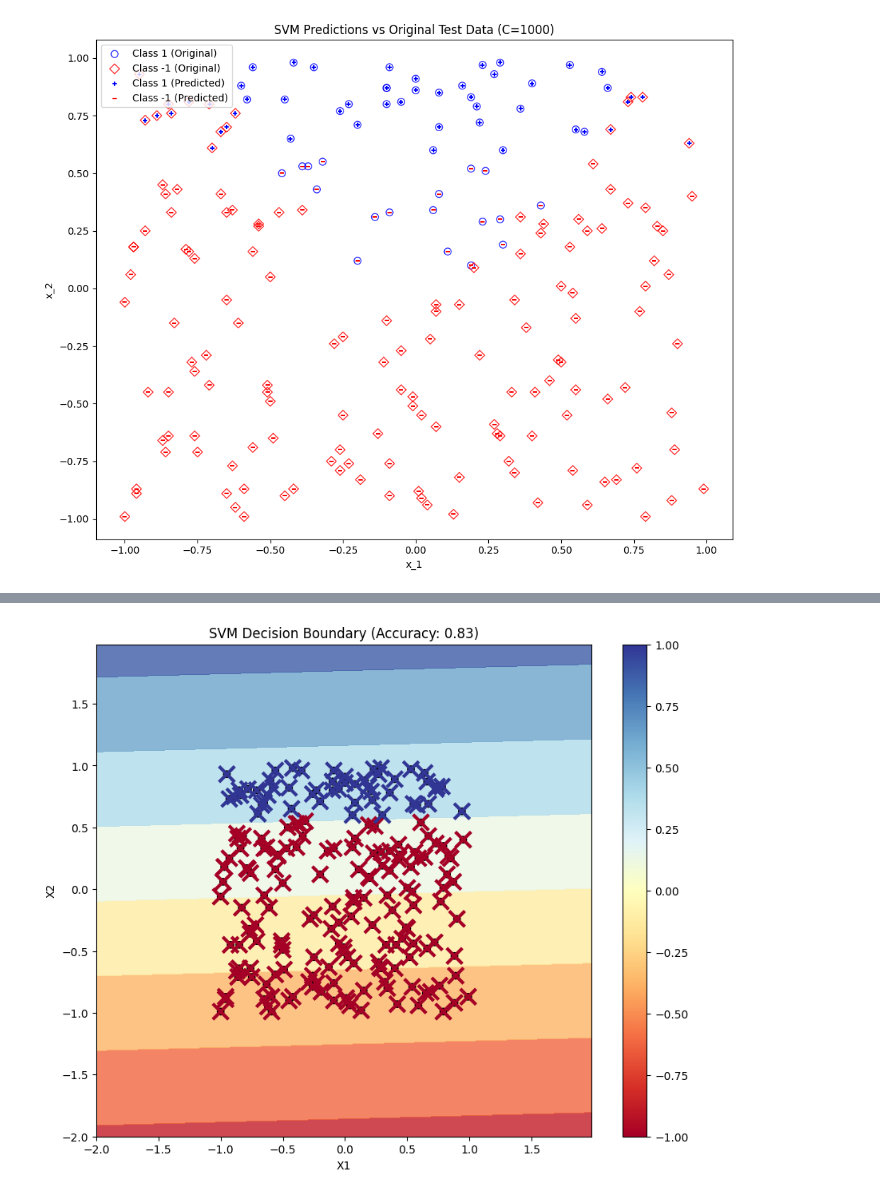
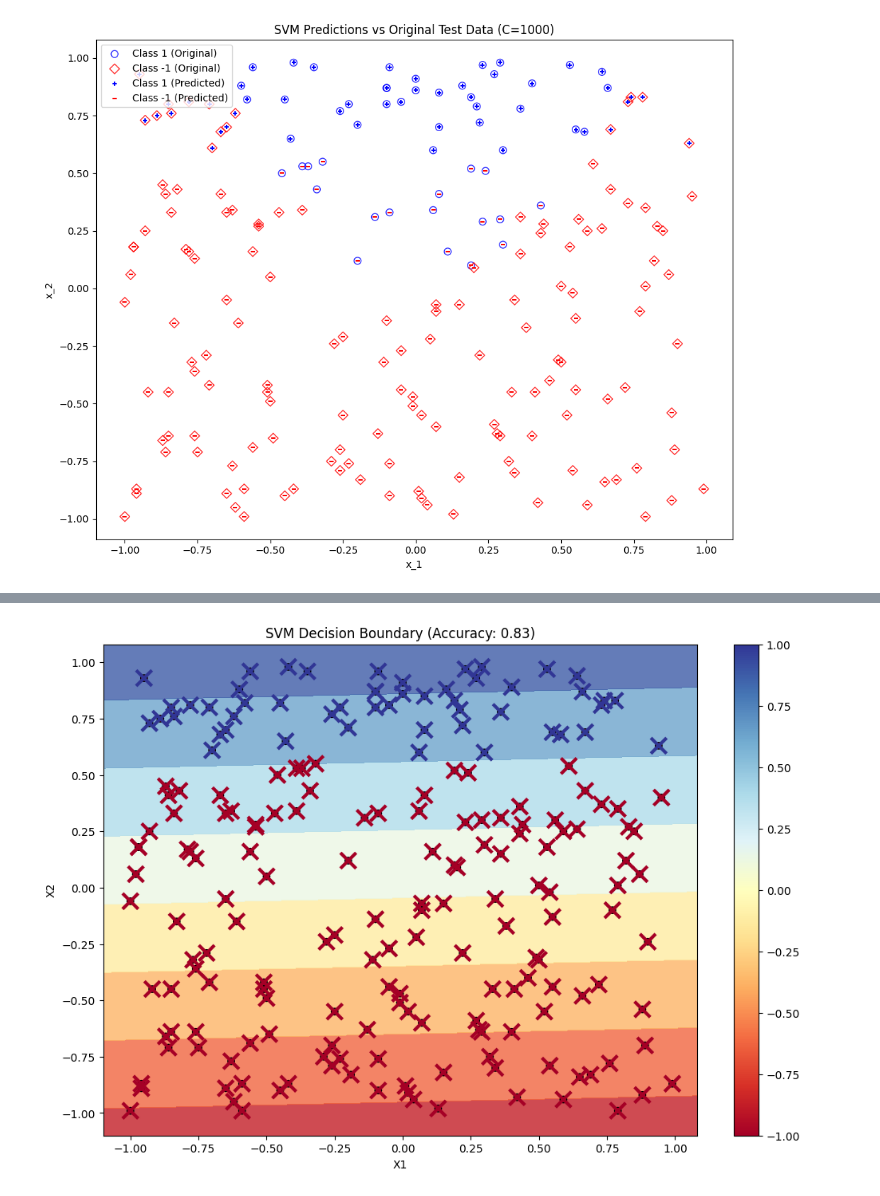
Before and after one commit to jariel17/classification_model_example, a Jupyter notebook: classification_models_draft.ipynb, the cells around one changed output, grey strips where cells are left out. Drawn from its saved outputs; the diff is of its cells as text; code cells hidden in the pictures.

```diff
--- a/S2_Tarea.ipynb
+++ b/classification_models_draft.ipynb
@@ -474,3 +528,23 @@ Classification report:
    macro avg       0.78      0.78      0.78       200
 weighted avg       0.83      0.83      0.83       200
 [figure]
+# %%
+
+svm_model = LinearSVC(max_iter=11000, C=value)
+svm_model.fit(x_train, y_train)
+svm_predictions = svm_model.predict(x_test)
+svm_score = svm_model.score(x_test, y_test)
+
+# Get the coefficients and intercept
+w = svm_model.coef_[0]
+b = svm_model.intercept_[0]
+
+# Create a mesh grid
+x_min, x_max = X[:, 0].min() - .1, X[:, 0].max() + .1
+y_min, y_max = X[:, 1].min() - .1, X[:, 1].max() + .1
+xx, yy = np.meshgrid(np.arange(x_min, x_max, 0.02),
+                     np.arange(y_min, y_max, 0.02))
+
+print(x_min, x_max, y_min, y_max)
+print('xx:', xx)
+print('yy:', yy)
@@ -477,34 +590,15 @@ weighted avg       0.83      0.83      0.83       200
 # %%
+# Plot the results
+plt.figure(figsize=(12, 8))
+plt.contourf(xx, yy, Z, alpha=0.8, cmap=plt.cm.RdYlBu)
 
-svm_model = LinearSVC(max_iter=11000, C=value)
-svm_model.fit(x_train, y_train)
-svm_predictions = svm_model.predict(x_test)
-svm_score = svm_model.score(x_test, y_test)
-
-# Get the coefficients and intercept
-w = svm_model.coef_[0]
-b = svm_model.intercept_[0]
-
-# Create a mesh grid
-x_min, x_max = X[:, 0].min() - 1, X[:, 0].max() + 1
-y_min, y_max = X[:, 1].min() - 1, X[:, 1].max() + 1
-xx, yy = np.meshgrid(np.arange(x_min, x_max, 0.02),
-                     np.arange(y_min, y_max, 0.02))
-
-# Calculate the decision boundary
-Z = svm_model.decision_function(np.c_[xx.ravel(), yy.ravel()])
-Z = Z.reshape(xx.shape)
-
-# Plot the results
-plt.figure(figsize=(10, 8))
-plt.contourf(xx, yy, Z, alpha=0.8, cmap=plt.cm.RdYlBu)
 plt.scatter(x_test[:, 0], x_test[:, 1], c=y_test, cmap=plt.cm.RdYlBu, edgecolor='black')
 plt.scatter(x_test[:, 0], x_test[:, 1], c=svm_predictions, cmap=plt.cm.RdYlBu, marker='x', s=200, linewidth=3, edgecolor='white')
 
 plt.xlabel('X1')
 plt.ylabel('X2')
 plt.title(f'SVM Decision Boundary (Accuracy: {svm_score:.2f})')
 plt.colorbar()
 plt.show()
 # %% [output]
-[figure, old version]
+[figure, new version]
```
Also changed, not shown: parts of 7 cells of this notebook, 1 other file.
